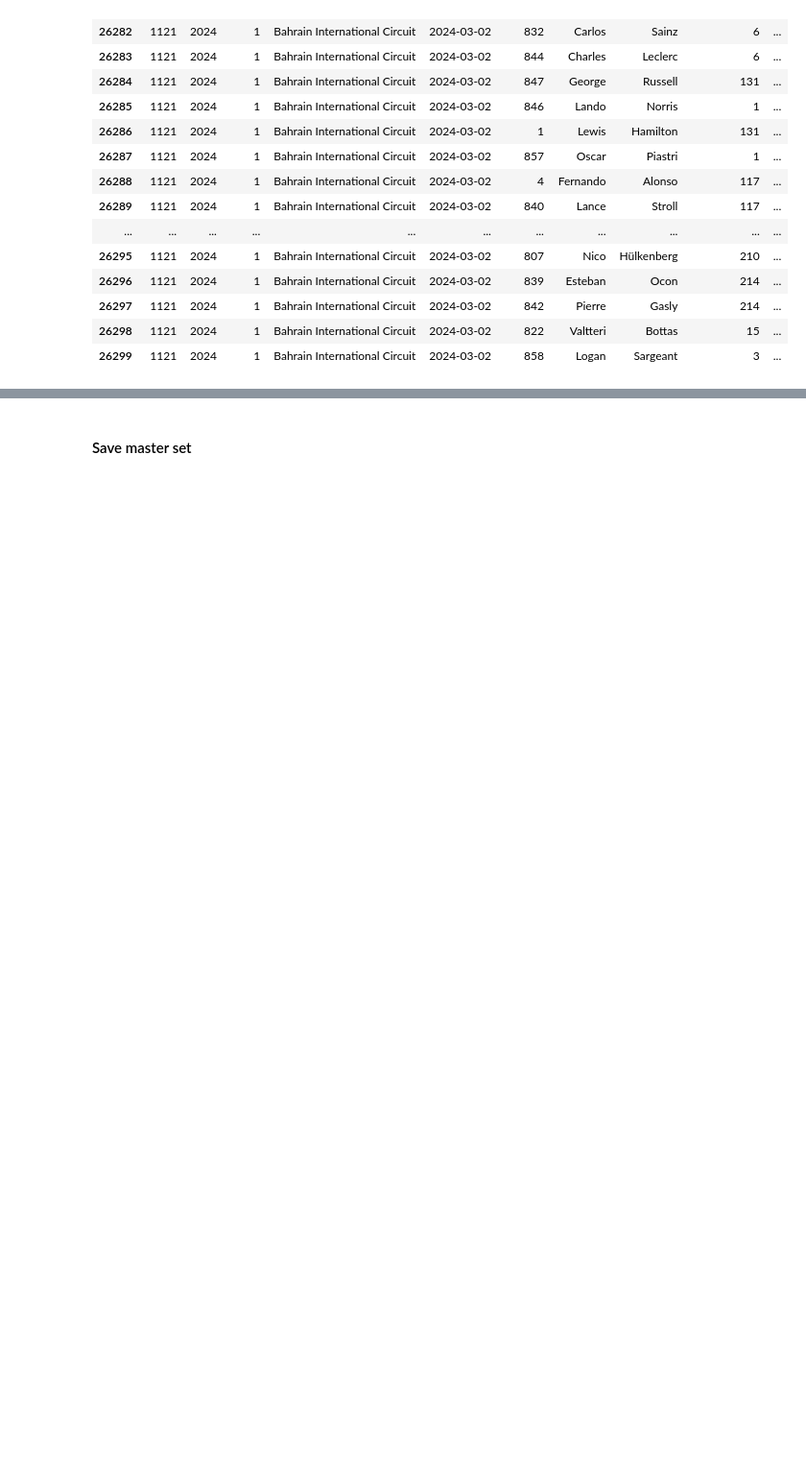
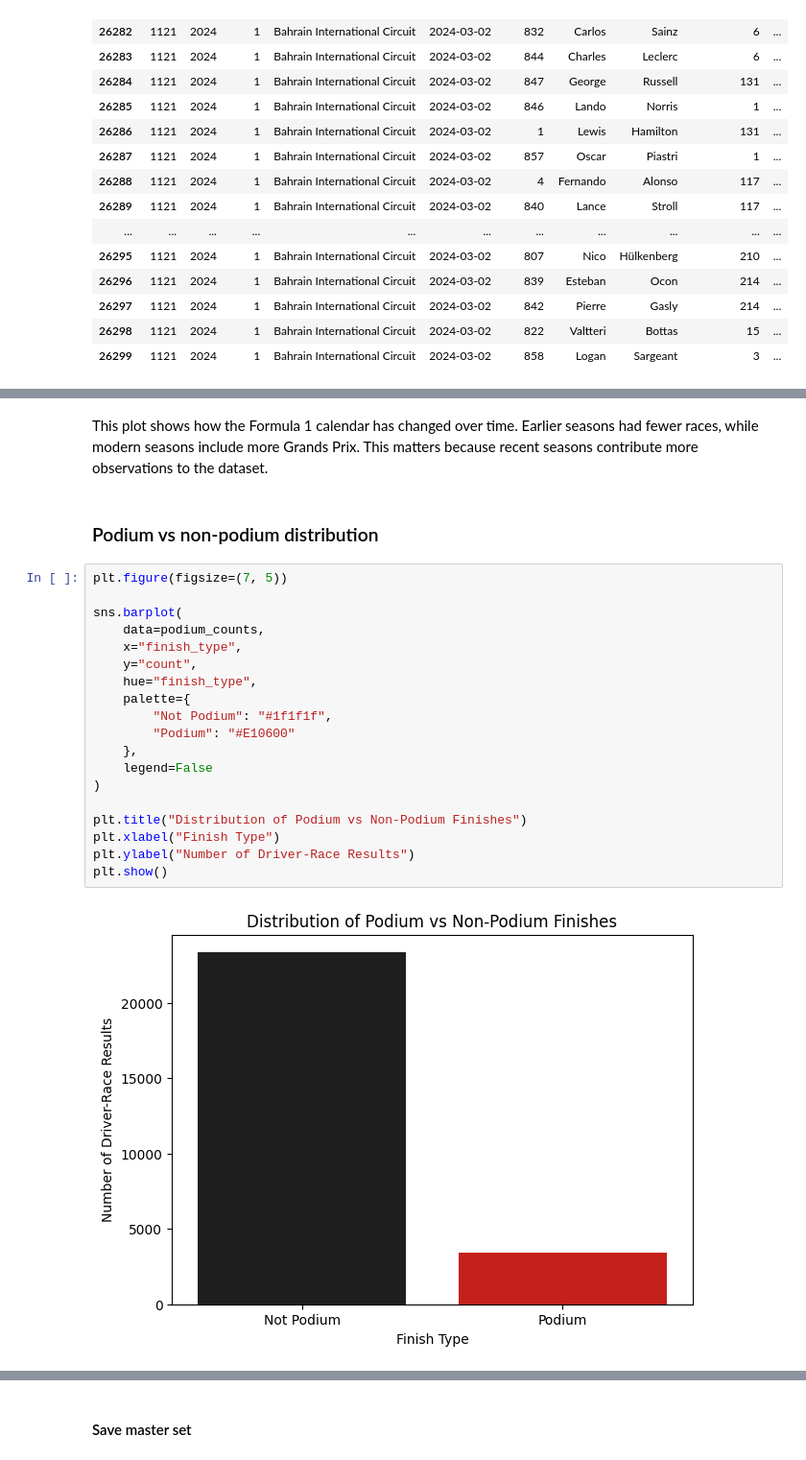
Before and after one commit to Prithvi-Rao098/F1-ml-ops, a Jupyter notebook: notebooks/final_report.ipynb, the cells around one changed output, grey strips where cells are left out. Shown at 96% size. Saved outputs shown, nothing was run; the diff lists cells and outputs as text; blank space fills up the shorter version.

```diff
--- a/notebooks/final_report.ipynb
+++ b/notebooks/final_report.ipynb
@@ -431,0 +491,25 @@ bahrain_2024_clean
+# %% [markdown]
+This plot shows how the Formula 1 calendar has changed over time. Earlier seasons had fewer races, while modern seasons include more Grands Prix. This matters because recent seasons contribute more observations to the dataset.
+# %% [markdown]
+### Podium vs non-podium distribution
+# %%
+plt.figure(figsize=(7, 5))
+
+sns.barplot(
+    data=podium_counts,
+    x="finish_type",
+    y="count",
+    hue="finish_type",
+    palette={
+        "Not Podium": "#1f1f1f",
+        "Podium": "#E10600"
+    },
+    legend=False
+)
+
+plt.title("Distribution of Podium vs Non-Podium Finishes")
+plt.xlabel("Finish Type")
+plt.ylabel("Number of Driver-Race Results")
+plt.show()
+# %% [output]
+[figure, added]
```
Also changed, not shown: parts of 58 cells of this notebook, 19 other files.
